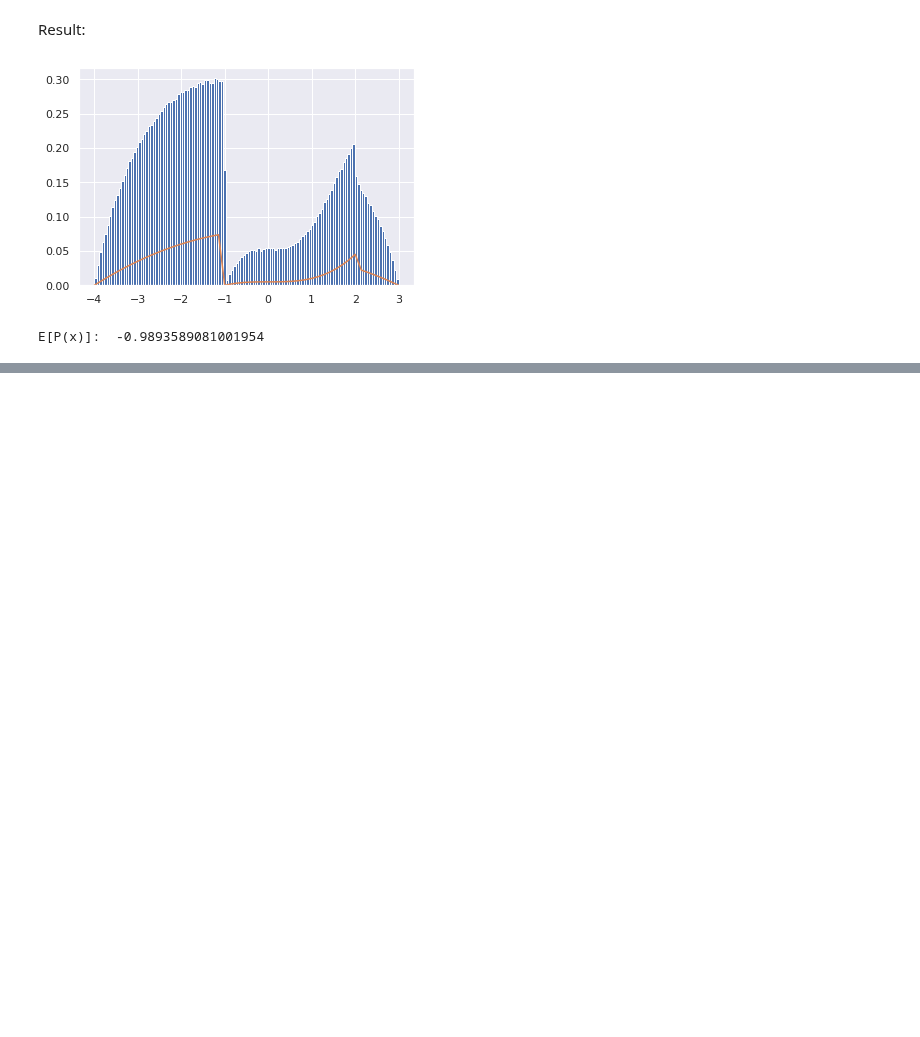
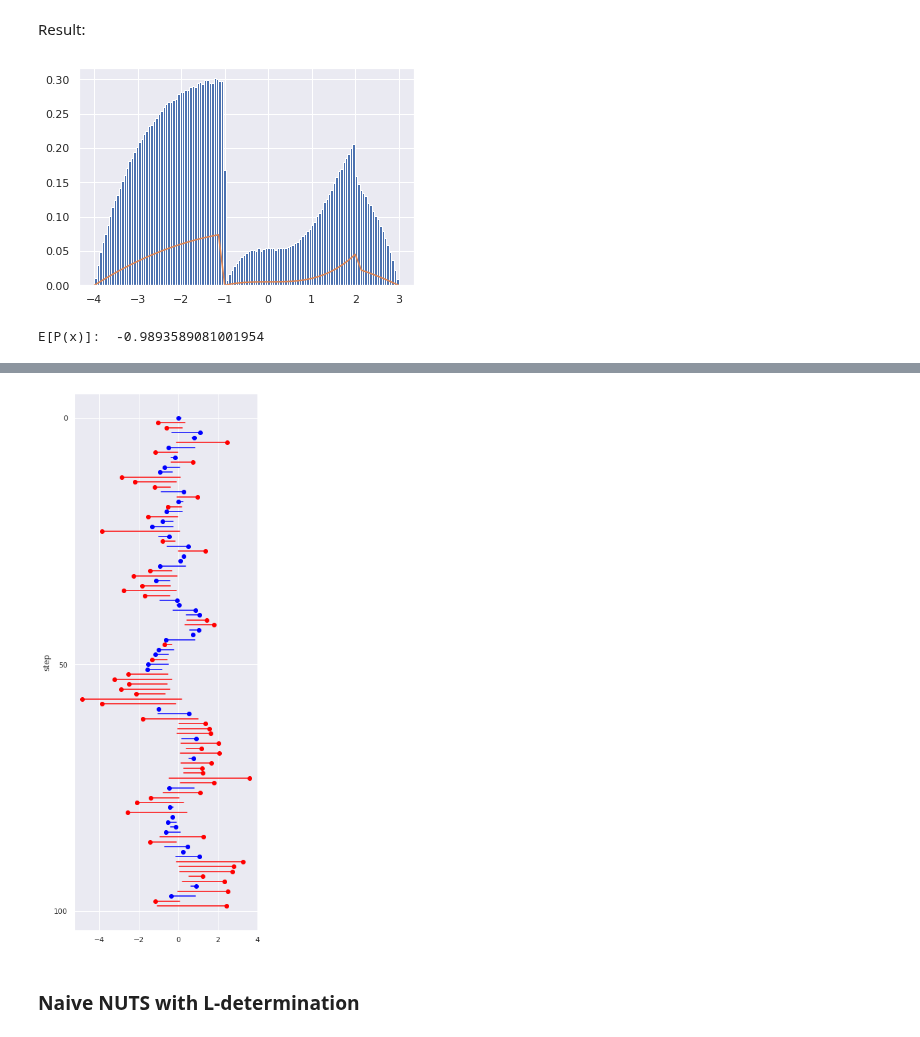
Before and after one commit to tobias-beers/RNA_visualization, a Jupyter notebook: Code/PyStan/Metropolis_Hastings.ipynb, the cells around one changed output, grey strips where cells are left out. Cells and saved outputs as stored; diff of their text form; code cells hidden in the pictures; blank space fills up the shorter version.

```diff
--- a/Code/PyStan/Metropolis_Hastings.ipynb
+++ b/Code/PyStan/Metropolis_Hastings.ipynb
@@ -54,0 +58,17 @@ E[P(x)]:  -0.9893589081001954
+# %%
+def d_log_joint(theta, d=0.00000001):
+    d_theta = norm.logpdf(theta+d)-norm.logpdf(theta-d)
+    d_t = d*2
+    return -d_theta/d_t
+
+def leapfrog(theta, r, epsilon):
+    senor_r = r + 0.5*epsilon*d_log_joint(theta)
+    senor_theta = theta + epsilon*senor_r
+    senor_r = senor_r + 0.5*epsilon*d_log_joint(senor_theta)
+    return senor_theta, senor_r
+
+def prob(theta, r):
+    return np.exp(logprob(theta) - 0.5 * r * r)
+
+def logprob(theta):
+    return norm.logpdf(theta)
@@ -54,0 +115,18 @@ E[P(x)]:  -0.9893589081001954
+# %%
+plt.figure(figsize=(5,15))
+for i in range(100):
+    if accepted[i]:
+        plt.scatter(thetas_extra[i], -i, c='blue')
+        plt.plot([thetas_extra[i], thetas_extra[i]-r_extra[i]], [-i,-i], c='blue')
+    else:
+        plt.scatter(thetas_extra[i], -i, c='red')
+        plt.plot([thetas_extra[i], thetas_extra[i]-r_extra[i]], [-i,-i], c='red')
+#         plt.scatter(thetas_extra[i-1], -i, c='green')
+#         plt.plot([thetas_extra[i-1], thetas_extra[i-1]-r_extra[i-1]], [-i,-i], c='green')
+plt.yticks([0,-50,-100],[0,50,100])
+plt.ylabel('step')
+plt.show()
+# %% [output]
+[figure, added]
+# %% [markdown]
+### Naive NUTS with L-determination
```
Also changed, not shown: parts of 21 cells of this notebook, 8 other files.
